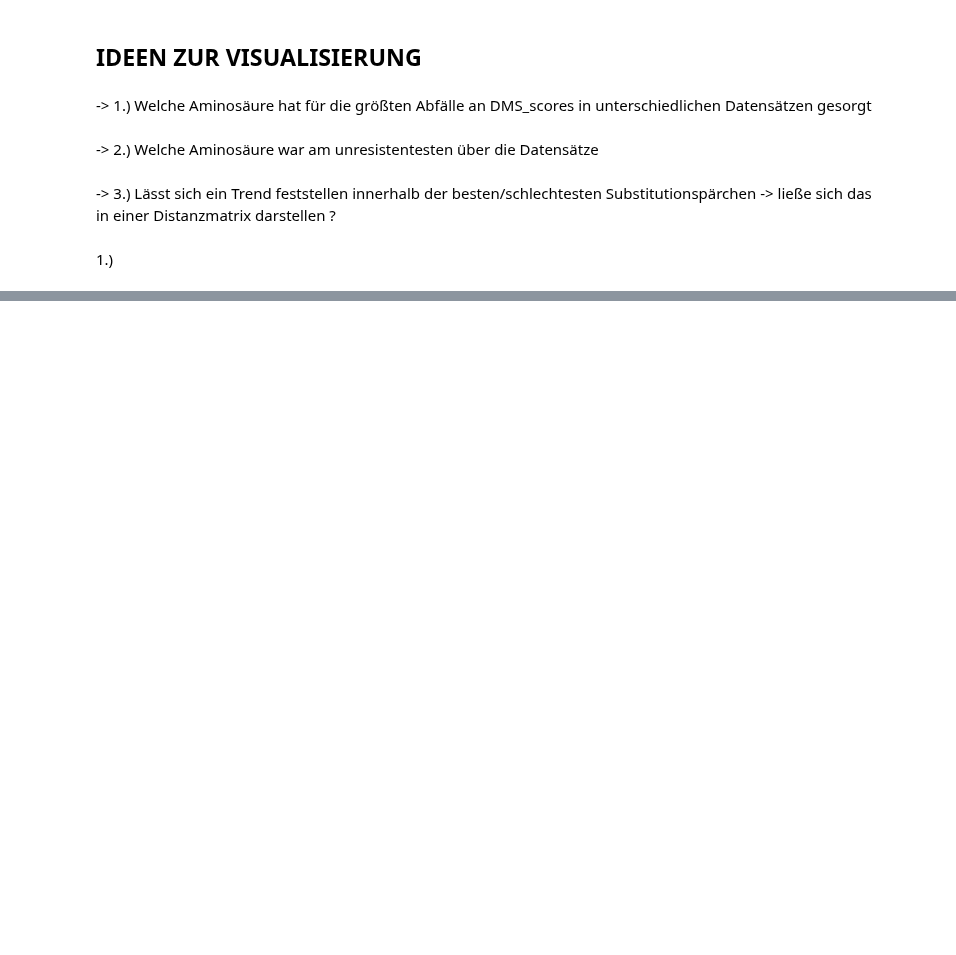
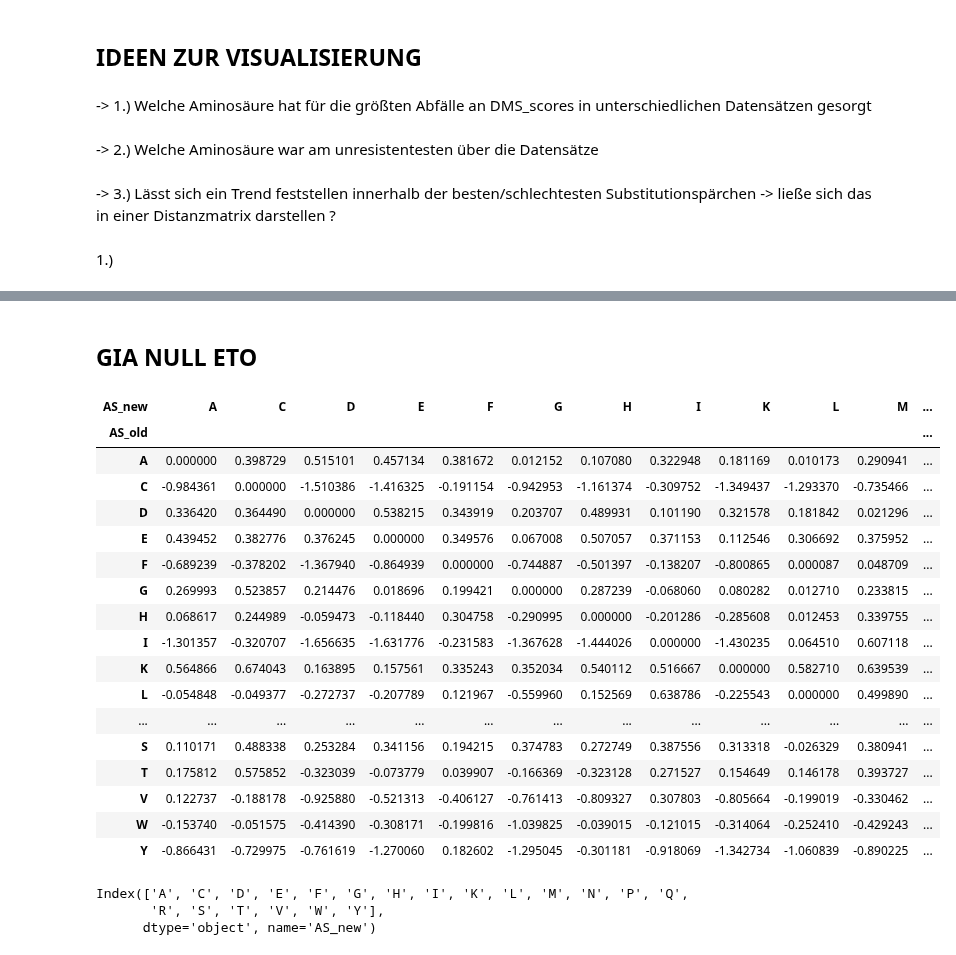
Before and after one commit to datascience-mobi-2023/topic02_team02, a Jupyter notebook: Visualization/Vergleich_EndIdeen.ipynb, the cells around one changed output, grey strips where cells are left out. Drawn from its saved outputs; the diff is of its cells as text; code cells hidden in the pictures; blank space fills up the shorter version.

```diff
--- a/Visualization/Vergleich_EndIdeen.ipynb
+++ b/Visualization/Vergleich_EndIdeen.ipynb
@@ -46,0 +129,2 @@ gia_null_eto.head(20)
+# %% [markdown]
+## GIA NULL ETO
@@ -46,0 +158,37 @@ gia_null_eto.head(20)
+# %%
+fpathGNE = '../DMS_data/P53_HUMAN_Giacomelli_NULL_Etoposide_2018.csv'
+dfGNE = pd.read_csv(fpathGNE)
+# %%
+mutations_dfGNE = dc.aufteilung_mut_pos(dfGNE)
+# %%
+subs_df = mutations_dfGNE.groupby(["AS_old", "AS_new"])
+mean_scoresGNE = subs_df.DMS_score.mean()
+# %%
+mean_scores_dfGNE = mean_scoresGNE.reset_index()
+mean_substitutionsGNE = mean_scores_dfGNE.pivot(index="AS_old", columns="AS_new", values="DMS_score")
+dc.rmv_na(mean_substitutionsGNE)
+# %% [output]
+| AS_new | A | C | D | E | F | G | H | I | K | L | M | ... |
+| AS_old |  |  |  |  |  |  |  |  |  |  |  | ... |
+| A | 0.000000 | 0.398729 | 0.515101 | 0.457134 | 0.381672 | 0.012152 | 0.107080 | 0.322948 | 0.181169 | 0.010173 | 0.290941 | ... |
+| C | -0.984361 | 0.000000 | -1.510386 | -1.416325 | -0.191154 | -0.942953 | -1.161374 | -0.309752 | -1.349437 | -1.293370 | -0.735466 | ... |
+| D | 0.336420 | 0.364490 | 0.000000 | 0.538215 | 0.343919 | 0.203707 | 0.489931 | 0.101190 | 0.321578 | 0.181842 | 0.021296 | ... |
+| E | 0.439452 | 0.382776 | 0.376245 | 0.000000 | 0.349576 | 0.067008 | 0.507057 | 0.371153 | 0.112546 | 0.306692 | 0.375952 | ... |
+| F | -0.689239 | -0.378202 | -1.367940 | -0.864939 | 0.000000 | -0.744887 | -0.501397 | -0.138207 | -0.800865 | 0.000087 | 0.048709 | ... |
+| G | 0.269993 | 0.523857 | 0.214476 | 0.018696 | 0.199421 | 0.000000 | 0.287239 | -0.068060 | 0.080282 | 0.012710 | 0.233815 | ... |
+| H | 0.068617 | 0.244989 | -0.059473 | -0.118440 | 0.304758 | -0.290995 | 0.000000 | -0.201286 | -0.285608 | 0.012453 | 0.339755 | ... |
+| I | -1.301357 | -0.320707 | -1.656635 | -1.631776 | -0.231583 | -1.367628 | -1.444026 | 0.000000 | -1.430235 | 0.064510 | 0.607118 | ... |
+| K | 0.564866 | 0.674043 | 0.163895 | 0.157561 | 0.335243 | 0.352034 | 0.540112 | 0.516667 | 0.000000 | 0.582710 | 0.639539 | ... |
+| L | -0.054848 | -0.049377 | -0.272737 | -0.207789 | 0.121967 | -0.559960 | 0.152569 | 0.638786 | -0.225543 | 0.000000 | 0.499890 | ... |
+| ... | ... | ... | ... | ... | ... | ... | ... | ... | ... | ... | ... | ... |
+| S | 0.110171 | 0.488338 | 0.253284 | 0.341156 | 0.194215 | 0.374783 | 0.272749 | 0.387556 | 0.313318 | -0.026329 | 0.380941 | ... |
+| T | 0.175812 | 0.575852 | -0.323039 | -0.073779 | 0.039907 | -0.166369 | -0.323128 | 0.271527 | 0.154649 | 0.146178 | 0.393727 | ... |
+| V | 0.122737 | -0.188178 | -0.925880 | -0.521313 | -0.406127 | -0.761413 | -0.809327 | 0.307803 | -0.805664 | -0.199019 | -0.330462 | ... |
+| W | -0.153740 | -0.051575 | -0.414390 | -0.308171 | -0.199816 | -1.039825 | -0.039015 | -0.121015 | -0.314064 | -0.252410 | -0.429243 | ... |
+| Y | -0.866431 | -0.729975 | -0.761619 | -1.270060 | 0.182602 | -1.295045 | -0.301181 | -0.918069 | -1.342734 | -1.060839 | -0.890225 | ... |
+# %%
+print(mean_substitutionsGNE.columns)
+# %% [output]
+Index(['A', 'C', 'D', 'E', 'F', 'G', 'H', 'I', 'K', 'L', 'M', 'N', 'P', 'Q',
+       'R', 'S', 'T', 'V', 'W', 'Y'],
+      dtype='object', name='AS_new')
```
Also changed, not shown: parts of 23 cells of this notebook, 3 other files.
